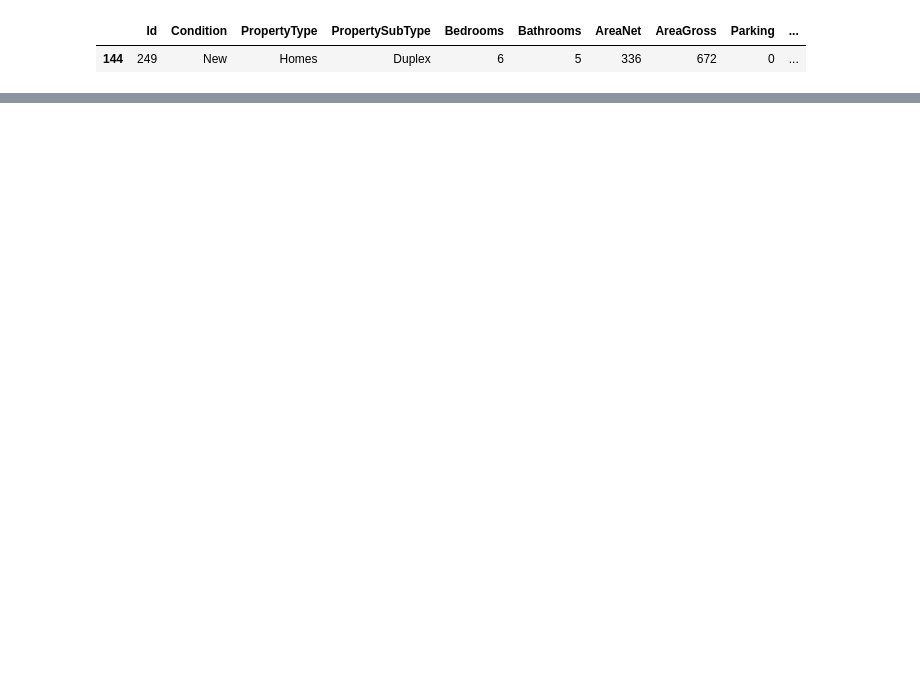
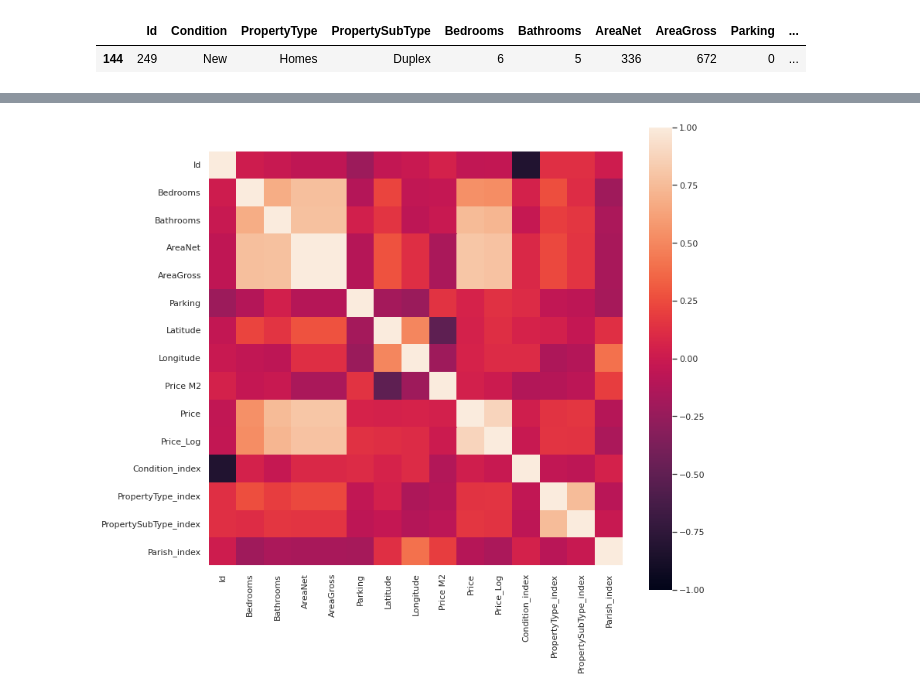
Before and after one commit to Rafabro8500/Data_Science_Fundamentals, a Jupyter notebook: Project - Lisbon House Prices.ipynb, the cells around one changed output, grey strips where cells are left out. Cells and saved outputs as stored; diff of their text form; code cells hidden in the pictures; blank space fills up the shorter version.

```diff
--- a/Project - Lisbon House Prices.ipynb
+++ b/Project - Lisbon House Prices.ipynb
@@ -286,0 +288,16 @@ Kurtosis: -0.289183
+# %%
+def categorisePrices(row):
+    if row['Price'] <= 2e5:
+        return 'Low Price'
+    elif row['Price'] > 2e5 and row['Price'] <= 4e5:
+        return 'Below Average Price'
+    elif row['Price'] > 4e5 and row['Price'] <=6e5:
+        return 'Average Price'
+    elif row['Price'] > 6e5 and row['Price'] < 1e6:
+        return 'Above Average Price'
+    elif row['Price'] >= 1e6:
+        return 'High Price'
+
+df['Price_Category'] = df.apply(lambda row: categorisePrices(row), axis=1)
+
+df
@@ -307,0 +389,11 @@ df.get(df.Price == df.Price.max())
+# %%
+#encoding our important categorical columns...
+from sklearn.preprocessing import LabelEncoder
+
+categorical_cols = ('Condition', 'PropertyType', 'PropertySubType', 'Parish')
+
+labelencoder = LabelEncoder()
+
+for c in categorical_cols:
+    df[c+'_index'] = labelencoder.fit_transform(df[c])
+df
@@ -307,0 +414,3 @@ df.get(df.Price == df.Price.max())
+# %%
+corr= df.corr(method='pearson')
+corr.style.background_gradient(cmap='Reds', axis=0)
@@ -307,0 +434,5 @@ df.get(df.Price == df.Price.max())
+# %%
+f, ax = plt.subplots(figsize=(12,11))
+sn.heatmap(corr,square=True, vmax=1, vmin=-1)
+# %% [output]
+[figure, added]
```
Also changed, not shown: parts of 18 cells of this notebook.
